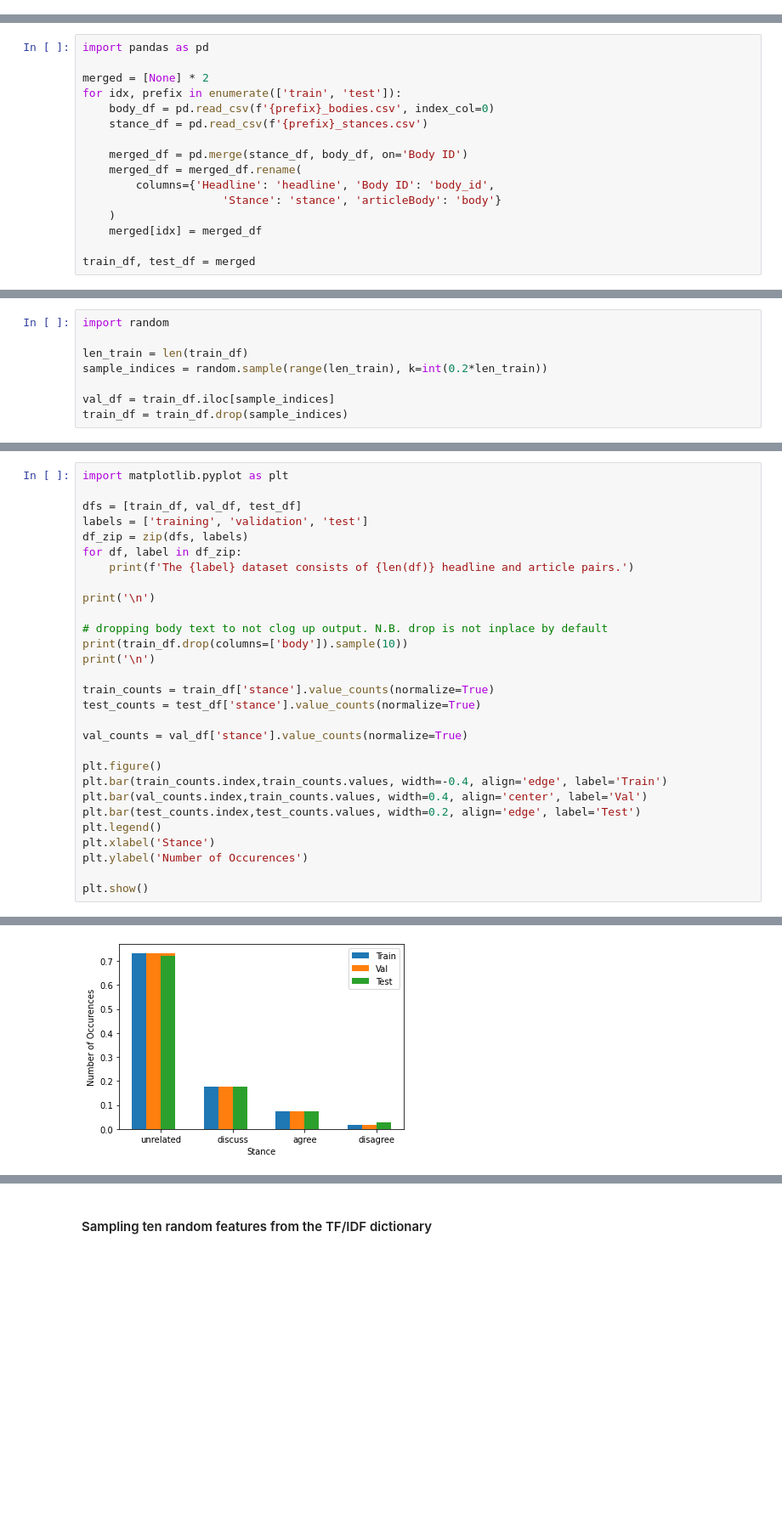
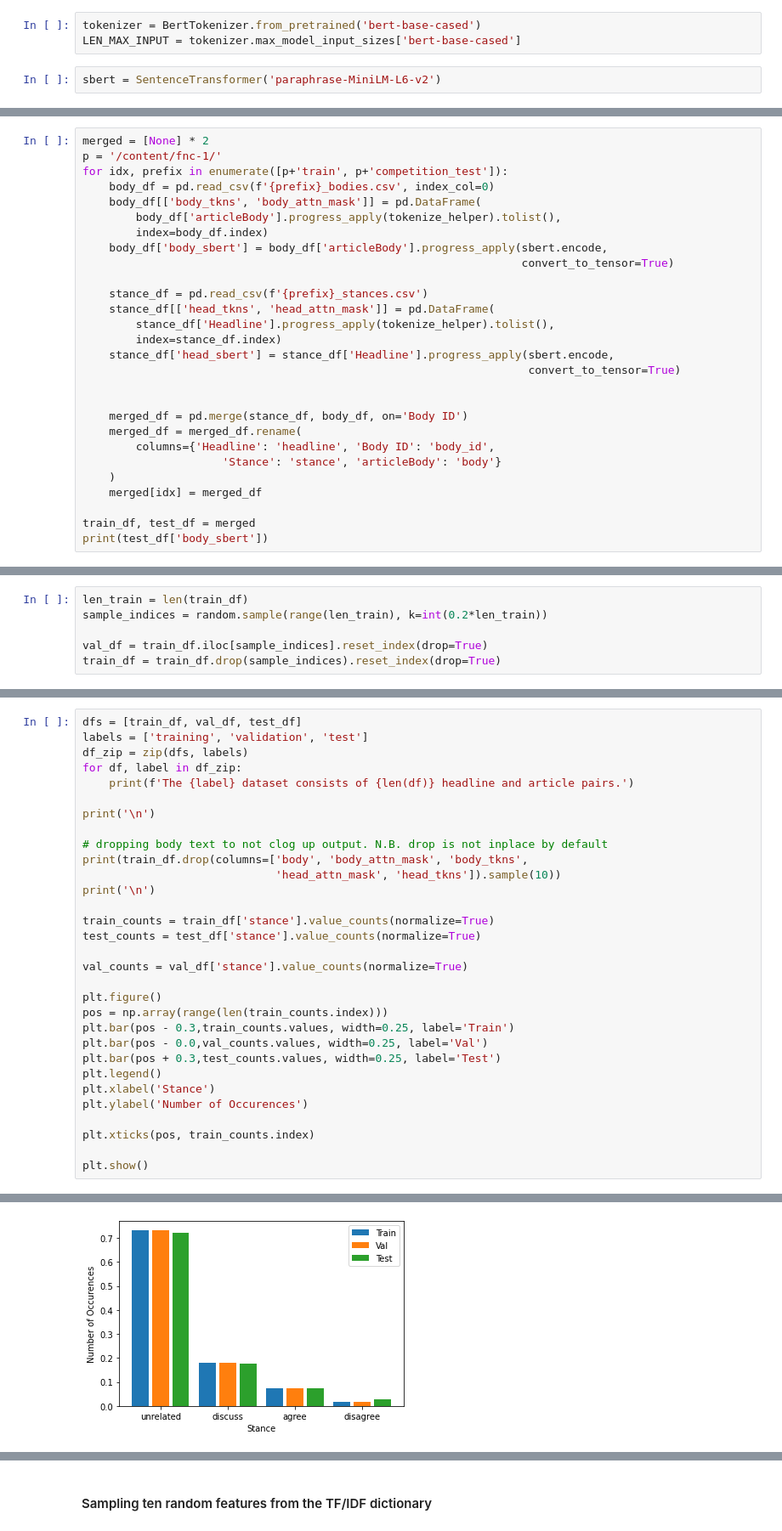
Before and after one commit to guymccombe/fake-news-stance-prediction, a Jupyter notebook: stance_detection.ipynb, the cells around one changed output, grey strips where cells are left out. Shown: that part at 85% size. Cells and saved outputs as stored; diff of their text form; blank space fills up the shorter version.

```diff
--- a/stance_detection.ipynb
+++ b/stance_detection.ipynb
@@ -4,0 +61,5 @@ The task is to detect fake news by **predicting the stance** associated to every
+# %%
+tokenizer = BertTokenizer.from_pretrained('bert-base-cased')
+LEN_MAX_INPUT = tokenizer.max_model_input_sizes['bert-base-cased']
+# %%
+sbert = SentenceTransformer('paraphrase-MiniLM-L6-v2')
@@ -9,10 +80,21 @@ Read csv files into Pandas DataFrames and merge them on `Body ID`
 # %%
-import pandas as pd
+merged = [None] * 2
+p = '/content/fnc-1/'
+for idx, prefix in enumerate([p+'train', p+'competition_test']):
+    body_df = pd.read_csv(f'{prefix}_bodies.csv', index_col=0)
+    body_df[['body_tkns', 'body_attn_mask']] = pd.DataFrame(
+        body_df['articleBody'].progress_apply(tokenize_helper).tolist(),
+        index=body_df.index)
+    body_df['body_sbert'] = body_df['articleBody'].progress_apply(sbert.encode,
+                                                                  convert_to_tensor=True)
 
-merged = [None] * 2
-for idx, prefix in enumerate(['train', 'test']):
-    body_df = pd.read_csv(f'{prefix}_bodies.csv', index_col=0)
     stance_df = pd.read_csv(f'{prefix}_stances.csv')
+    stance_df[['head_tkns', 'head_attn_mask']] = pd.DataFrame(
+        stance_df['Headline'].progress_apply(tokenize_helper).tolist(),
+        index=stance_df.index)
+    stance_df['head_sbert'] = stance_df['Headline'].progress_apply(sbert.encode,
+                                                                   convert_to_tensor=True)
+
 
     merged_df = pd.merge(stance_df, body_df, on='Body ID')
     merged_df = merged_df.rename(
@@ -22,3 +104,4 @@ for idx, prefix in enumerate(['train', 'test']):
     merged[idx] = merged_df
 
 train_df, test_df = merged
+print(test_df['body_sbert'])
@@ -25,9 +121,7 @@ train_df, test_df = merged
 # %%
-import random
-
 len_train = len(train_df)
 sample_indices = random.sample(range(len_train), k=int(0.2*len_train))
 
-val_df = train_df.iloc[sample_indices]
-train_df = train_df.drop(sample_indices)
+val_df = train_df.iloc[sample_indices].reset_index(drop=True)
+train_df = train_df.drop(sample_indices).reset_index(drop=True)
 # %% [markdown]
@@ -35,6 +131,4 @@ train_df = train_df.drop(sample_indices)
 # %%
-import matplotlib.pyplot as plt
-
 dfs = [train_df, val_df, test_df]
 labels = ['training', 'validation', 'test']
 df_zip = zip(dfs, labels)
@@ -44,7 +138,8 @@ for df, label in df_zip:
 print('\n')
 
 # dropping body text to not clog up output. N.B. drop is not inplace by default
-print(train_df.drop(columns=['body']).sample(10))
+print(train_df.drop(columns=['body', 'body_attn_mask', 'body_tkns',
+                             'head_attn_mask', 'head_tkns']).sample(10))
 print('\n')
 
 train_counts = train_df['stance'].value_counts(normalize=True)
@@ -53,13 +148,16 @@ test_counts = test_df['stance'].value_counts(normalize=True)
 val_counts = val_df['stance'].value_counts(normalize=True)
 
 plt.figure()
-plt.bar(train_counts.index,train_counts.values, width=-0.4, align='edge', label='Train')
-plt.bar(val_counts.index,train_counts.values, width=0.4, align='center', label='Val')
-plt.bar(test_counts.index,test_counts.values, width=0.2, align='edge', label='Test')
+pos = np.array(range(len(train_counts.index)))
+plt.bar(pos - 0.3,train_counts.values, width=0.25, label='Train')
+plt.bar(pos - 0.0,val_counts.values, width=0.25, label='Val')
+plt.bar(pos + 0.3,test_counts.values, width=0.25, label='Test')
 plt.legend()
 plt.xlabel('Stance')
 plt.ylabel('Number of Occurences')
 
+plt.xticks(pos, train_counts.index)
+
 plt.show()
 # %% [output]
 The training dataset consists of 39978 headline and article pairs.
@@ -81 +181 @@ The test dataset consists of 25413 headline and article pairs.
-[figure, old version]
+[figure, new version]
```
Also changed, not shown: parts of 39 cells of this notebook, 1 other file.
